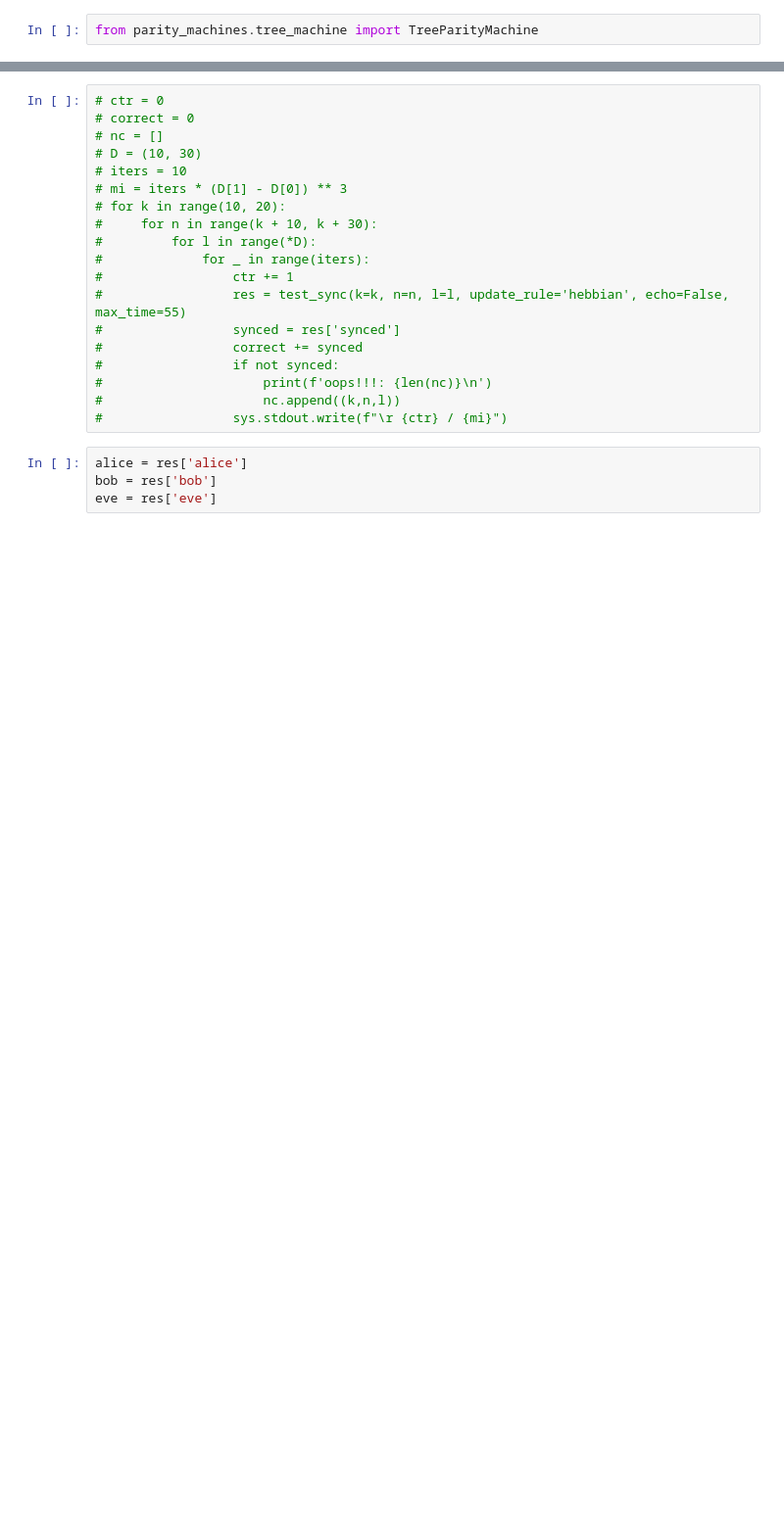
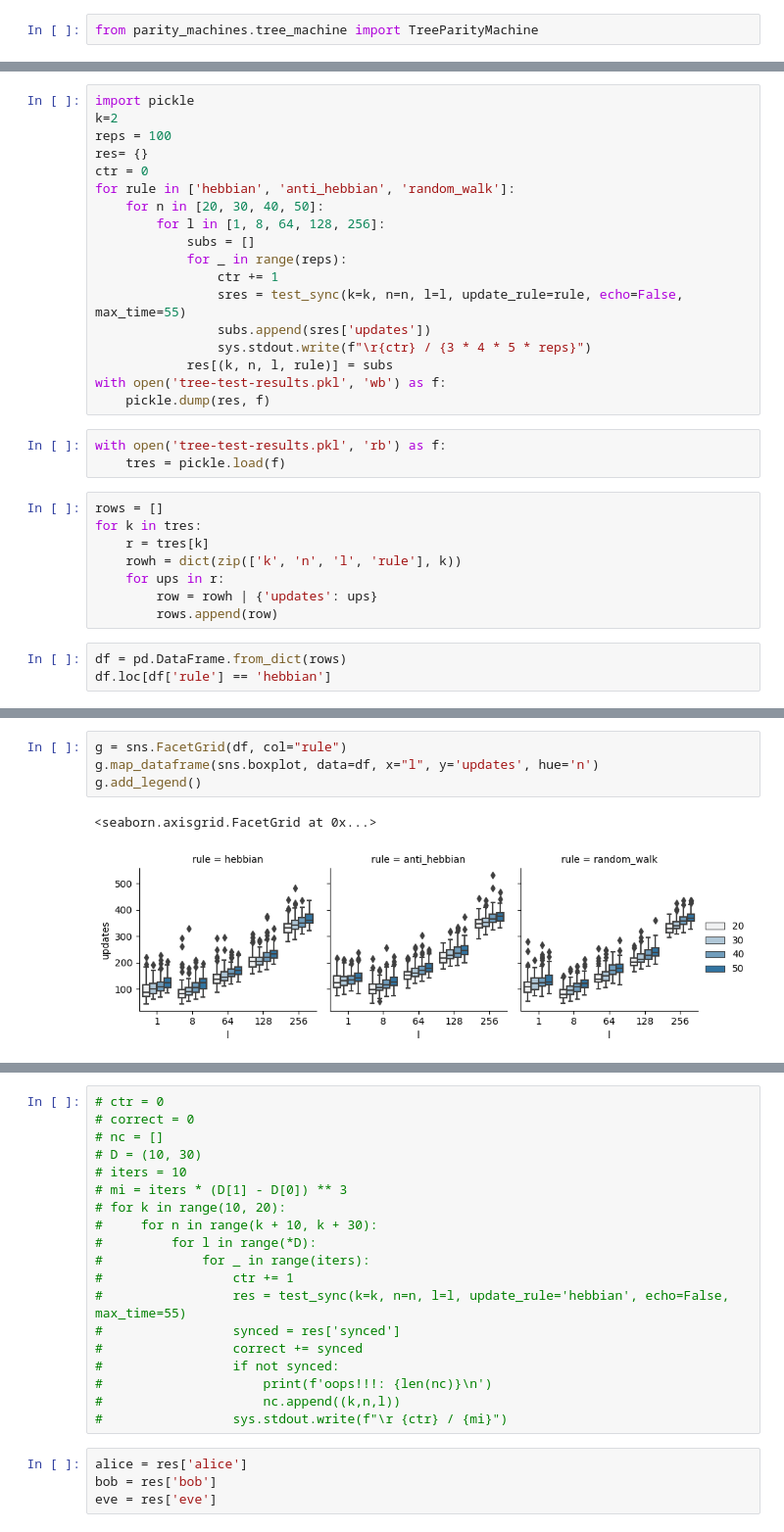
Before and after one commit to xsalonx/parity-machines-MKwAD, a Jupyter notebook: test.ipynb, the cells around one changed output, grey strips where cells are left out. Shown: that part at 98% size. Saved outputs shown, nothing was run; the diff lists cells and outputs as text; blank space fills up the shorter version.

Commit message:
plot added

```diff
--- a/test.ipynb
+++ b/test.ipynb
@@ -100,0 +100,32 @@ Synced: True
+# %%
+import pickle
+k=2
+reps = 100
+res= {}
+ctr = 0
+for rule in ['hebbian', 'anti_hebbian', 'random_walk']:
+    for n in [20, 30, 40, 50]:
+        for l in [1, 8, 64, 128, 256]:
+            subs = []
+            for _ in range(reps):
+                ctr += 1
+                sres = test_sync(k=k, n=n, l=l, update_rule=rule, echo=False, max_time=55)
+                subs.append(sres['updates'])
+                sys.stdout.write(f"\r{ctr} / {3 * 4 * 5 * reps}")
+            res[(k, n, l, rule)] = subs
+with open('tree-test-results.pkl', 'wb') as f:
+    pickle.dump(res, f)
+# %%
+with open('tree-test-results.pkl', 'rb') as f:
+    tres = pickle.load(f)
+# %%
+rows = []
+for k in tres:
+    r = tres[k]
+    rowh = dict(zip(['k', 'n', 'l', 'rule'], k))
+    for ups in r:
+        row = rowh | {'updates': ups}
+        rows.append(row)
+# %%
+df = pd.DataFrame.from_dict(rows)
+df.loc[df['rule'] == 'hebbian']
@@ -100,0 +146,7 @@ Synced: True
+# %%
+g = sns.FacetGrid(df, col="rule")
+g.map_dataframe(sns.boxplot, data=df, x="l", y='updates', hue='n')
+g.add_legend()
+# %% [output]
+<seaborn.axisgrid.FacetGrid at 0x...>
+[figure, added]
```
Also changed, not shown: parts of 6 cells of this notebook.
